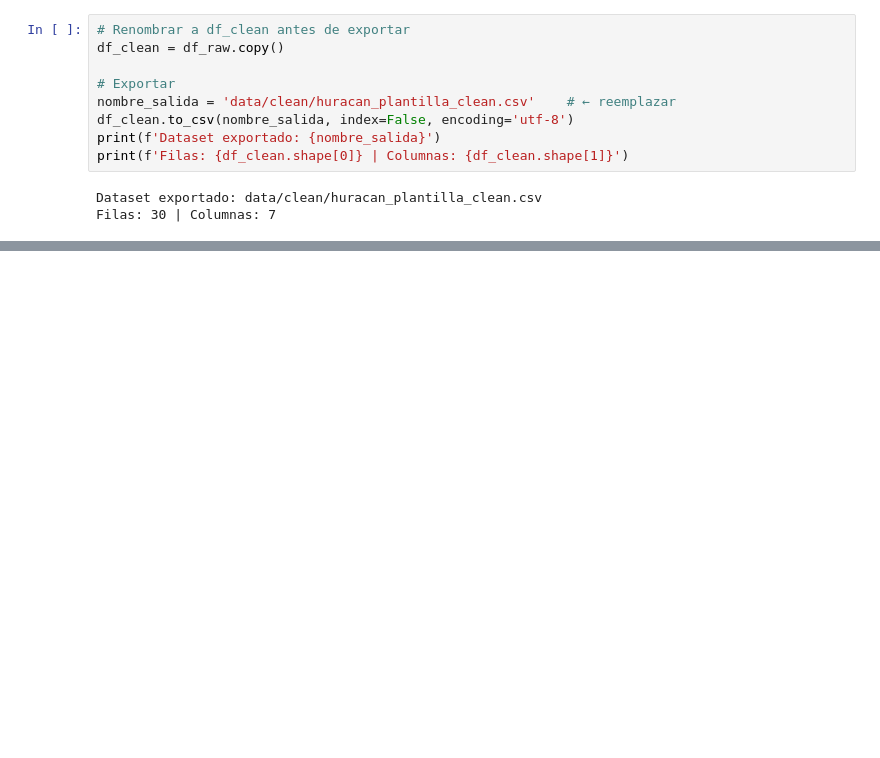
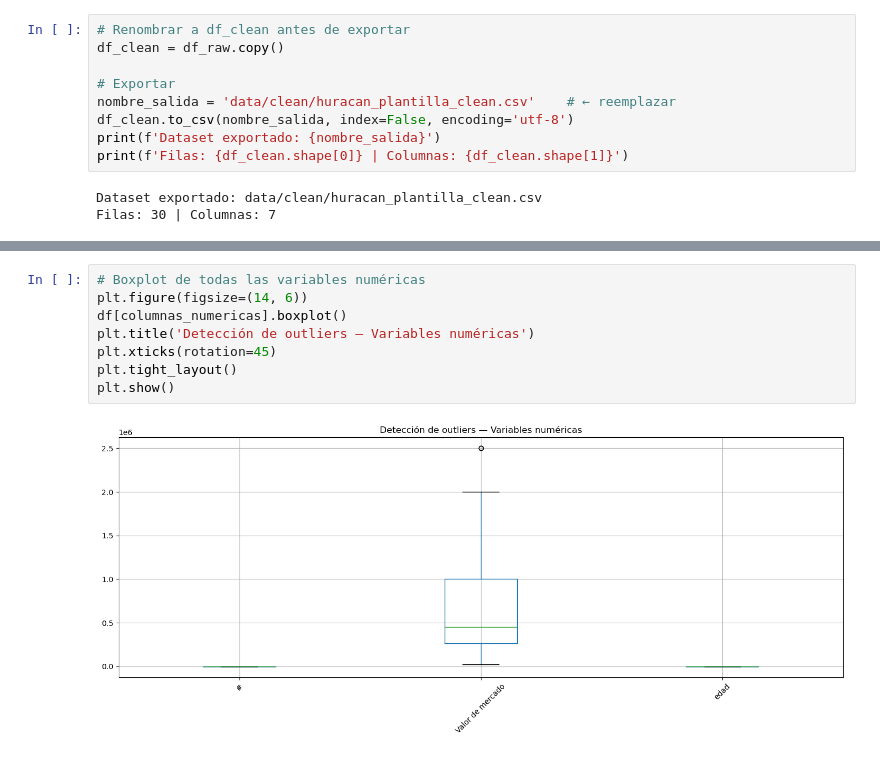
Before and after one commit to andressonsino/football-data-analysis, a Jupyter notebook: huracan/plantel_huracan_2026_semestre_1.ipynb, the cells around one changed output, grey strips where cells are left out. Drawn from its saved outputs; the diff is of its cells as text; blank space fills up the shorter version.

```diff
--- a/huracan/plantel_huracan_2026_semestre_1.ipynb
+++ b/huracan/plantel_huracan_2026_semestre_1.ipynb
@@ -310,0 +386,10 @@ Filas: 30 | Columnas: 7
+# %%
+# Boxplot de todas las variables numéricas
+plt.figure(figsize=(14, 6))
+df[columnas_numericas].boxplot()
+plt.title('Detección de outliers — Variables numéricas')
+plt.xticks(rotation=45)
+plt.tight_layout()
+plt.show()
+# %% [output]
+[figure, added]
```
Also changed, not shown: parts of 10 cells of this notebook.
